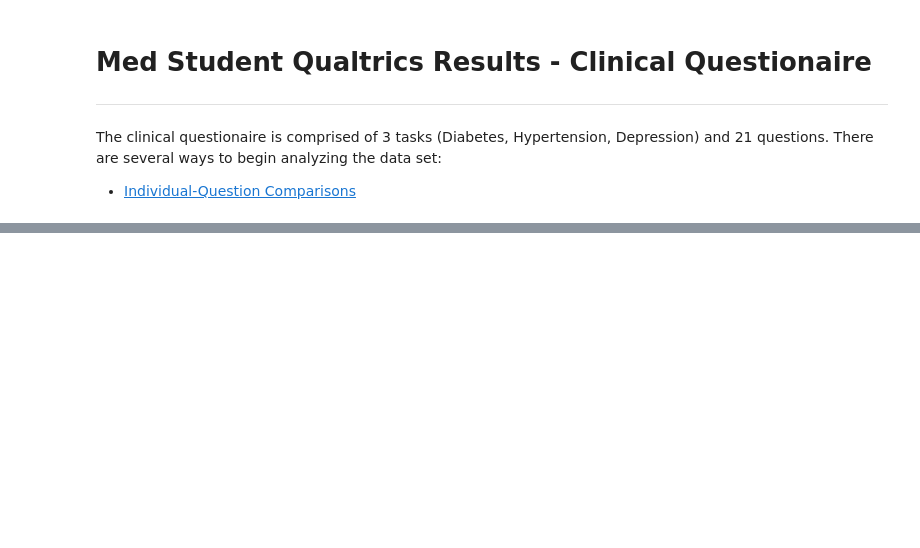
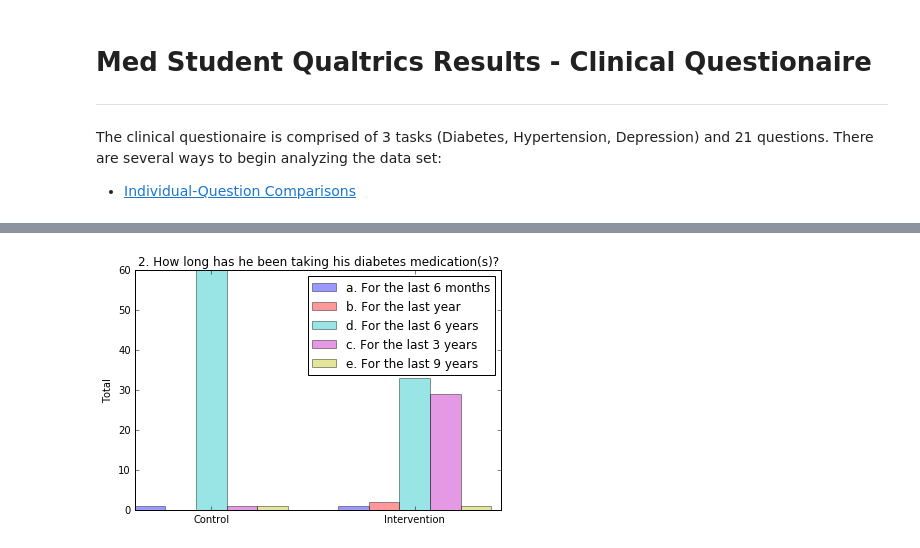
Before and after one commit to Duke-Translational-Bioinformatics/kairx-analysis, a Jupyter notebook: notebooks/med_student_qualtrics_cq.ipynb, the cells around one changed output, grey strips where cells are left out. Cells and saved outputs as stored; diff of their text form; code cells hidden in the pictures; blank space fills up the shorter version.

```diff
--- a/notebooks/med_student_qualtrics_cq.ipynb
+++ b/notebooks/med_student_qualtrics_cq.ipynb
@@ -36,0 +93,6 @@ The survey was comprised of the following questions, which, on an individual lev
+# %%
+questionsName = '2. How long has he been taking his diabetes medication(s)?'
+dd_number = 2
+createBarPlot(questionsName,dd_number,question_choi,cq_control,cq_interve)
+# %% [output]
+[figure, added]
```
Also changed, not shown: parts of 45 cells of this notebook, 5 other files.
